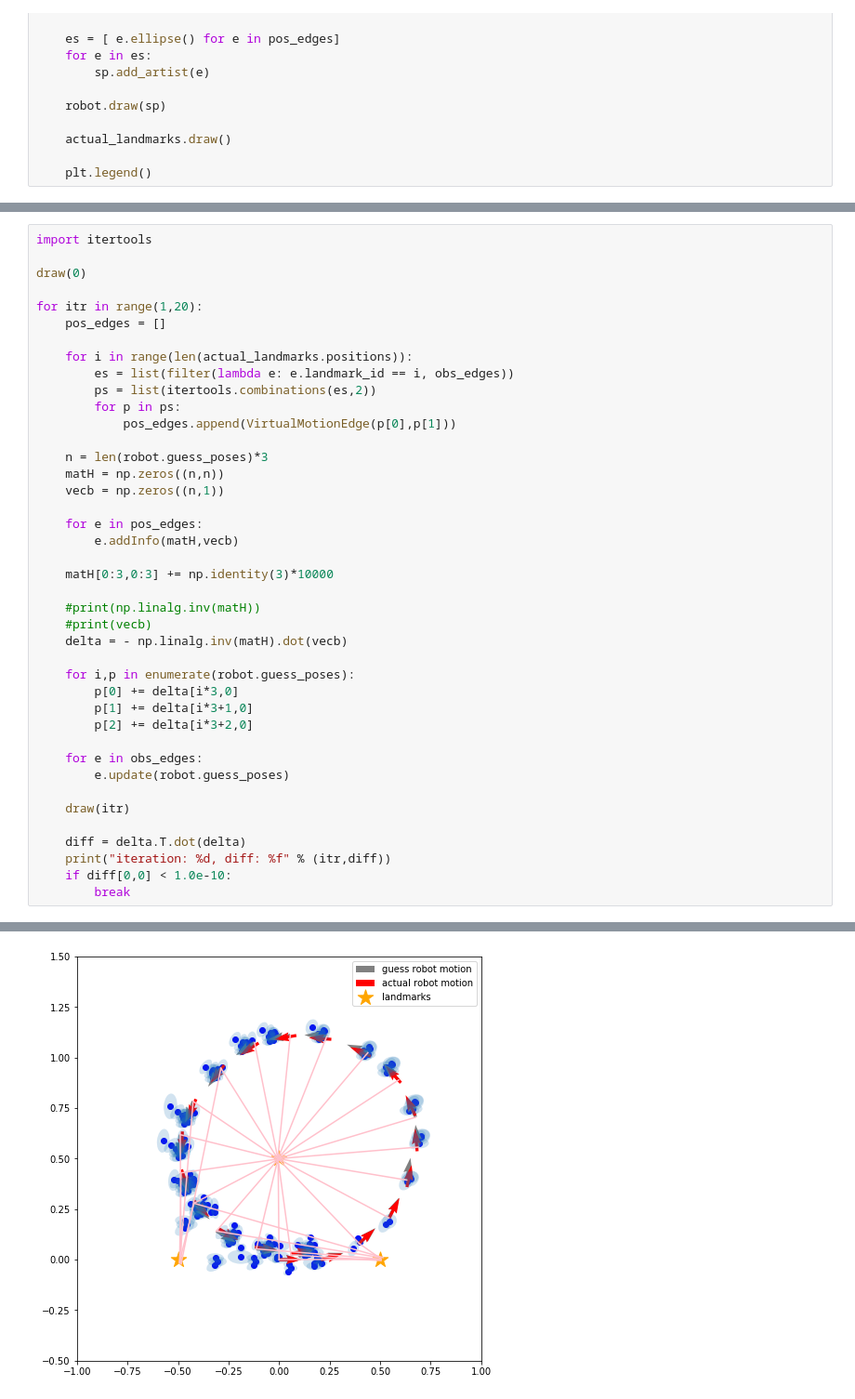
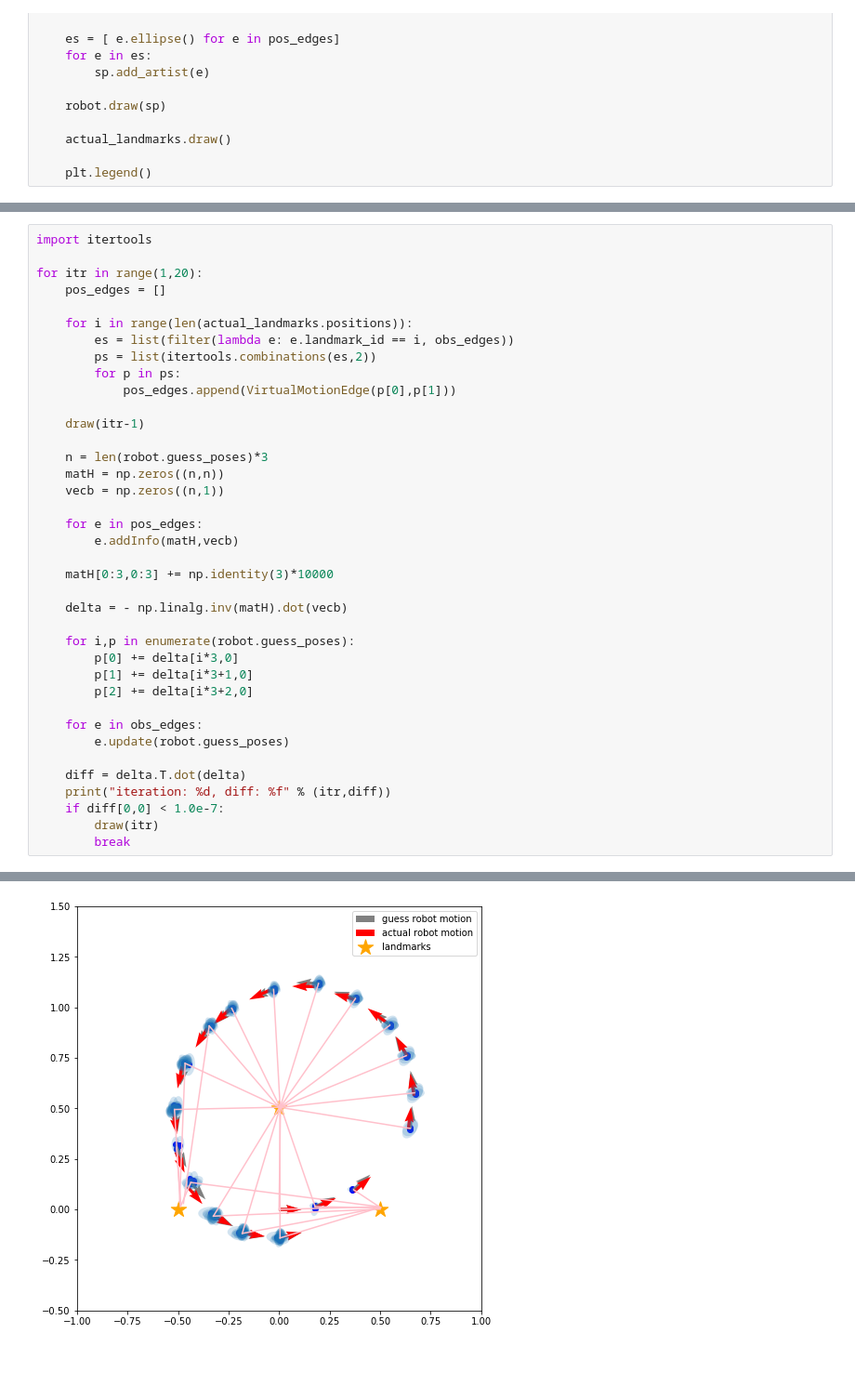
Before and after one commit to ryuichiueda/probrobo_practice, a Jupyter notebook: graph-based_SLAM/graph-based_slam.ipynb, the cells around one changed output, grey strips where cells are left out. Shown at 93% size. Drawn from its saved outputs; the diff is of its cells as text; blank space fills up the shorter version.

Commit message:
Modify graphics

```diff
--- a/graph-based_SLAM/graph-based_slam.ipynb
+++ b/graph-based_SLAM/graph-based_slam.ipynb
@@ -309,7 +309,5 @@ draw()
 # %%
 import itertools
-
-draw(0)
 
 for itr in range(1,20):
     pos_edges = []
@@ -320,6 +318,8 @@ for itr in range(1,20):
         for p in ps:
             pos_edges.append(VirtualMotionEdge(p[0],p[1]))
 
+    draw(itr-1)
+
     n = len(robot.guess_poses)*3
     matH = np.zeros((n,n))
     vecb = np.zeros((n,1))
@@ -329,8 +329,6 @@ for itr in range(1,20):
 
     matH[0:3,0:3] += np.identity(3)*10000
 
-    #print(np.linalg.inv(matH))
-    #print(vecb)
     delta = - np.linalg.inv(matH).dot(vecb)
 
     for i,p in enumerate(robot.guess_poses):
@@ -341,10 +339,9 @@ for itr in range(1,20):
     for e in obs_edges:
         e.update(robot.guess_poses)
 
-    draw(itr)
-
     diff = delta.T.dot(delta)
     print("iteration: %d, diff: %f" % (itr,diff))
-    if diff[0,0] < 1.0e-10:
+    if diff[0,0] < 1.0e-7:
+        draw(itr)
         break
 # %% [output]
@@ -356 +352 @@ iteration: 4, diff: 0.000000
-[figure, old version]
+[figure, new version]
```
Also changed, not shown: parts of 2 cells of this notebook.
